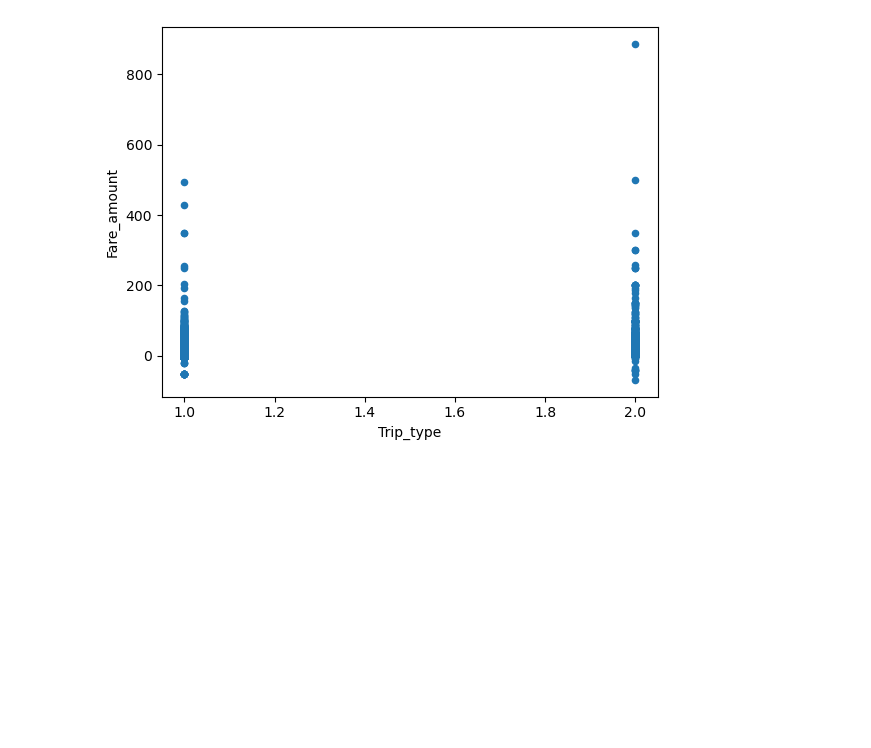
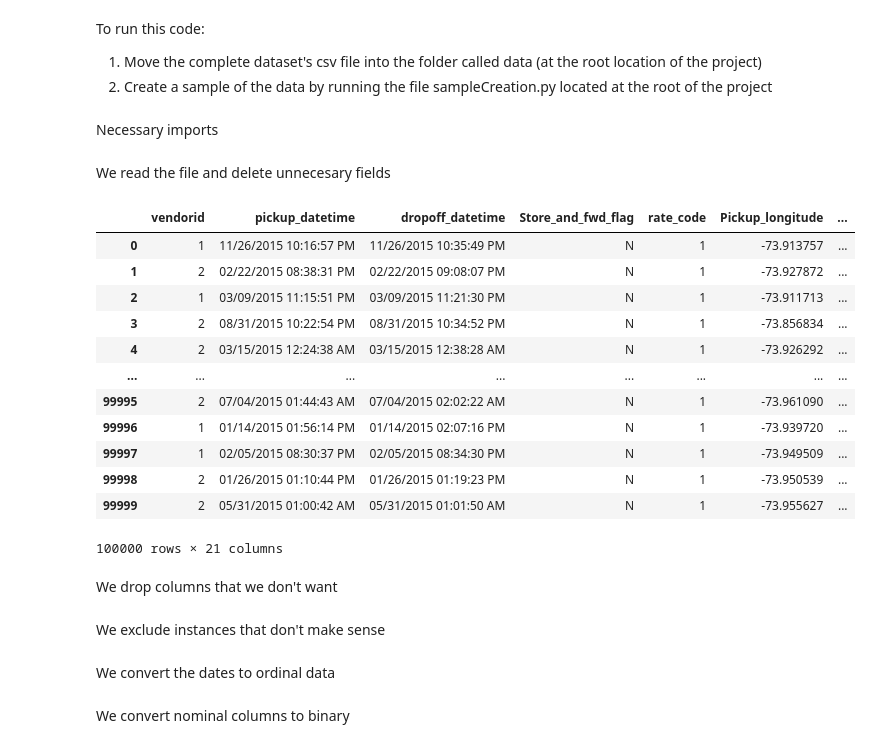
Before and after one commit to smayes01/cabFarePrediction, a Jupyter notebook: model.ipynb, the cells around one changed output. Drawn from its saved outputs; the diff is of its cells as text; code cells hidden in the pictures; blank space fills up the shorter version.

```diff
--- a/model.ipynb
+++ b/model.ipynb
@@ -1,12 +1,6 @@
-# %%
-import pandas as pd
-from matplotlib import pyplot as plt
-
-CSV_PATH = 'data/sample.csv'
-
-data_df = pd.read_csv(CSV_PATH).drop(labels=['vendorid','Ehail_fee', 'MTA_tax', 'Improvement_surcharge'], axis=1)
-
-data_df.plot(kind="scatter", x="Trip_type", y="Fare_amount")
-plt.show()
-# %% [output]
-[figure, removed]
+# %% [markdown]
+To run this code:
+1. Move the complete dataset's csv file into the folder called data (at the root location of the project)
+2. Create a sample of the data by running the file sampleCreation.py located at the root of the project
+# %% [markdown]
+Necessary imports
@@ -12,0 +15,22 @@ plt.show()
+# %% [markdown]
+We read the file and delete unnecesary fields
+# %%
+CSV_PATH = 'data/sample.csv'
+data_df = pd.read_csv(CSV_PATH)
+data_df
+# %% [output]
+|  | vendorid | pickup_datetime | dropoff_datetime | Store_and_fwd_flag | rate_code | Pickup_longitude | ... |
+| 0 | 1 | 11/26/2015 10:16:57 PM | 11/26/2015 10:35:49 PM | N | 1 | -73.913757 | ... |
+| 1 | 2 | 02/22/2015 08:38:31 PM | 02/22/2015 09:08:07 PM | N | 1 | -73.927872 | ... |
+| 2 | 1 | 03/09/2015 11:15:51 PM | 03/09/2015 11:21:30 PM | N | 1 | -73.911713 | ... |
+| 3 | 2 | 08/31/2015 10:22:54 PM | 08/31/2015 10:34:52 PM | N | 1 | -73.856834 | ... |
+| 4 | 2 | 03/15/2015 12:24:38 AM | 03/15/2015 12:38:28 AM | N | 1 | -73.926292 | ... |
+| ... | ... | ... | ... | ... | ... | ... | ... |
+| 99995 | 2 | 07/04/2015 01:44:43 AM | 07/04/2015 02:02:22 AM | N | 1 | -73.961090 | ... |
+| 99996 | 1 | 01/14/2015 01:56:14 PM | 01/14/2015 02:07:16 PM | N | 1 | -73.939720 | ... |
+| 99997 | 1 | 02/05/2015 08:30:37 PM | 02/05/2015 08:34:30 PM | N | 1 | -73.949509 | ... |
+| 99998 | 2 | 01/26/2015 01:10:44 PM | 01/26/2015 01:19:23 PM | N | 1 | -73.950539 | ... |
+| 99999 | 2 | 05/31/2015 01:00:42 AM | 05/31/2015 01:01:50 AM | N | 1 | -73.955627 | ... |
+100000 rows × 21 columns
+# %% [markdown]
+We drop columns that we don't want
@@ -12,0 +41,2 @@ plt.show()
+# %% [markdown]
+We exclude instances that don't make sense
@@ -12,0 +52,2 @@ plt.show()
+# %% [markdown]
+We convert the dates to ordinal data
@@ -12,0 +59,2 @@ plt.show()
+# %% [markdown]
+We convert nominal columns to binary
```
Also changed, not shown: parts of 16 cells of this notebook, 2 other files.
